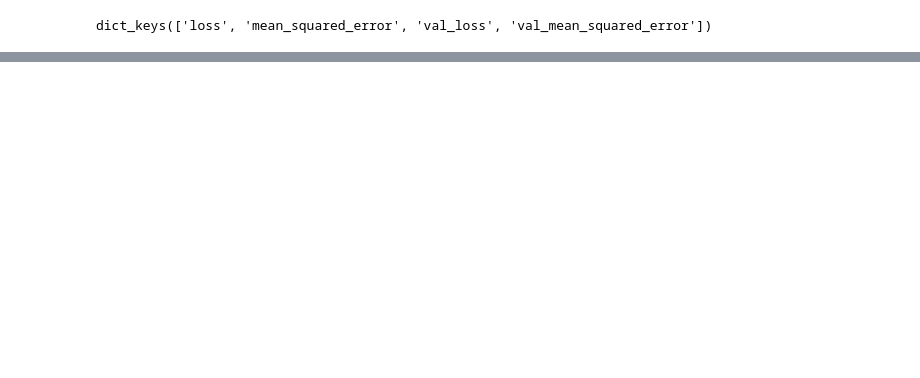
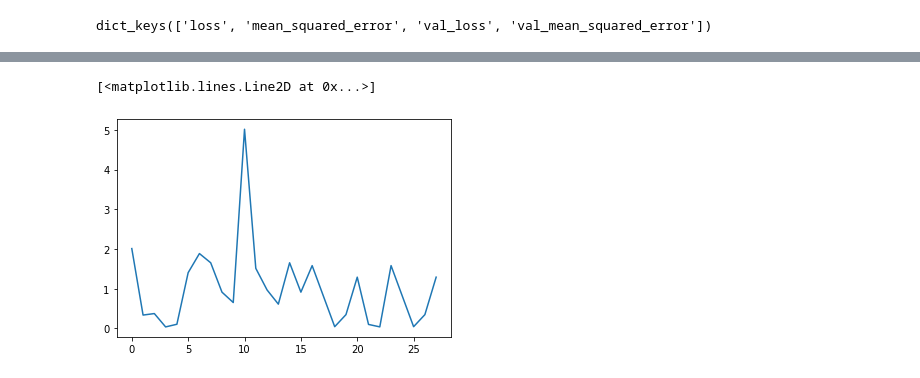
Before and after one commit to Juliano-Nassar/ML-Sales-Predictor, a Jupyter notebook: Codigo/Modelos.ipynb, the cells around one changed output, grey strips where cells are left out. Cells and saved outputs as stored; diff of their text form; code cells hidden in the pictures; blank space fills up the shorter version.

Commit message:
Random Forest Model daily/weekly

```diff
--- a/Codigo/Modelos.ipynb
+++ b/Codigo/Modelos.ipynb
@@ -204,0 +265,4 @@ plt.show()
+# %%
+model = RandomForestRegressor(n_estimators=1000, n_jobs=1, random_state=0)
+# %%
+model.fit(X_train, y_train)
@@ -204,0 +271,2 @@ plt.show()
+# %%
+y_pred = model.predict(X_test)
@@ -204,0 +296,5 @@ plt.show()
+# %%
+plt.plot(y_pred)
+# %% [output]
+[<matplotlib.lines.Line2D at 0x...>]
+[figure, added]
```
Also changed, not shown: parts of 38 cells of this notebook.
